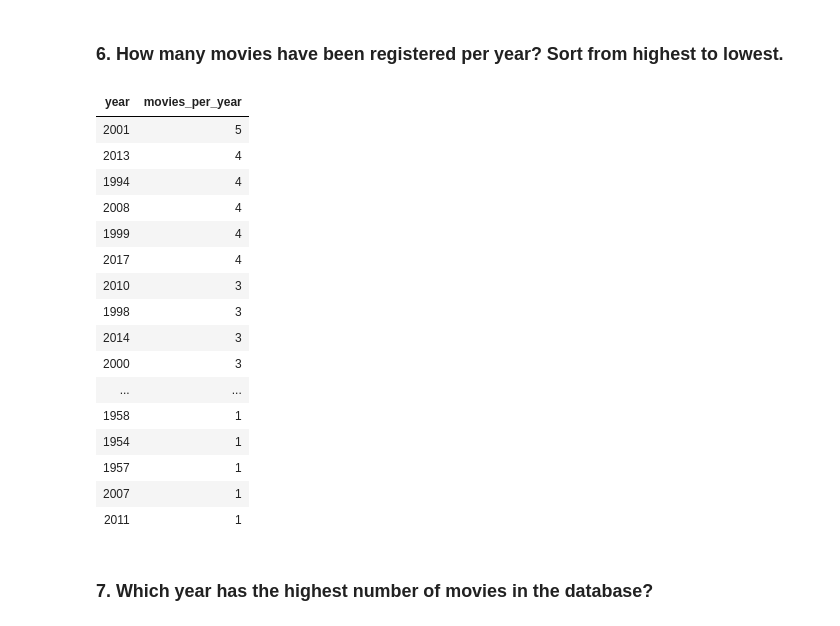
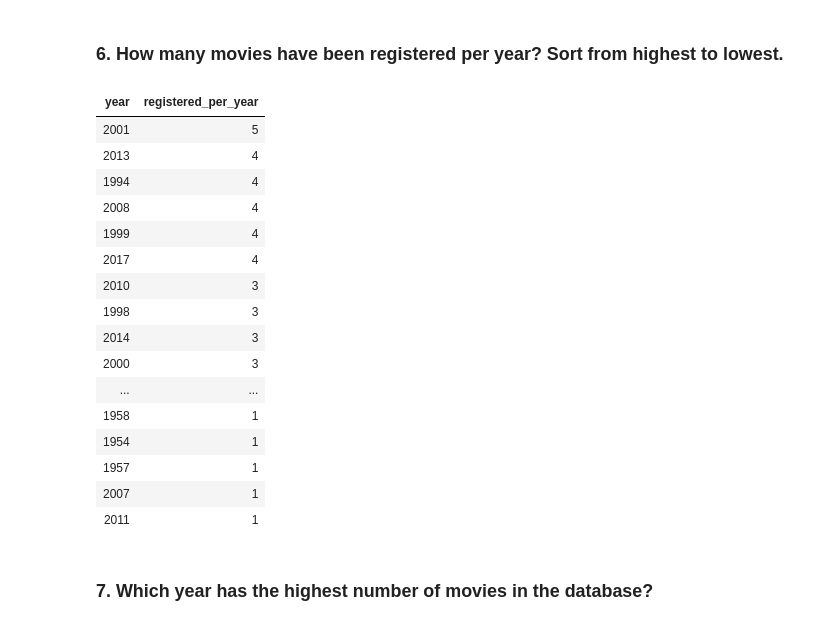
Before and after one commit to Adalab/bda-modulo-2-evaluacion-final-MATC-90, a Jupyter notebook: Final_Exercise_SQL_python.ipynb, the cells around one changed output. Drawn from its saved outputs; the diff is of its cells as text; code cells hidden in the pictures.

```diff
--- a/Final_Exercise_SQL_python.ipynb
+++ b/Final_Exercise_SQL_python.ipynb
@@ -505,15 +500,15 @@ HTML(df_query.to_html(index=False))
 # %%
 # Define the SQL query required and execute it using the general function
 query_per_year = f'''SELECT year,
-                COUNT(*) AS movies_per_year
+                COUNT(*) AS registered_per_year
             FROM {table_movies}
             GROUP BY year
-            ORDER BY movies_per_year DESC;'''
+            ORDER BY registered_per_year DESC;'''
 
 df_query = general_query(db_name, query_per_year)
 HTML(df_query.to_html(index=False))
 # %% [output]
-| year | movies_per_year |
+| year | registered_per_year |
 | 2001 | 5 |
 | 2013 | 4 |
 | 1994 | 4 |
```
Also changed, not shown: parts of 18 cells of this notebook.
